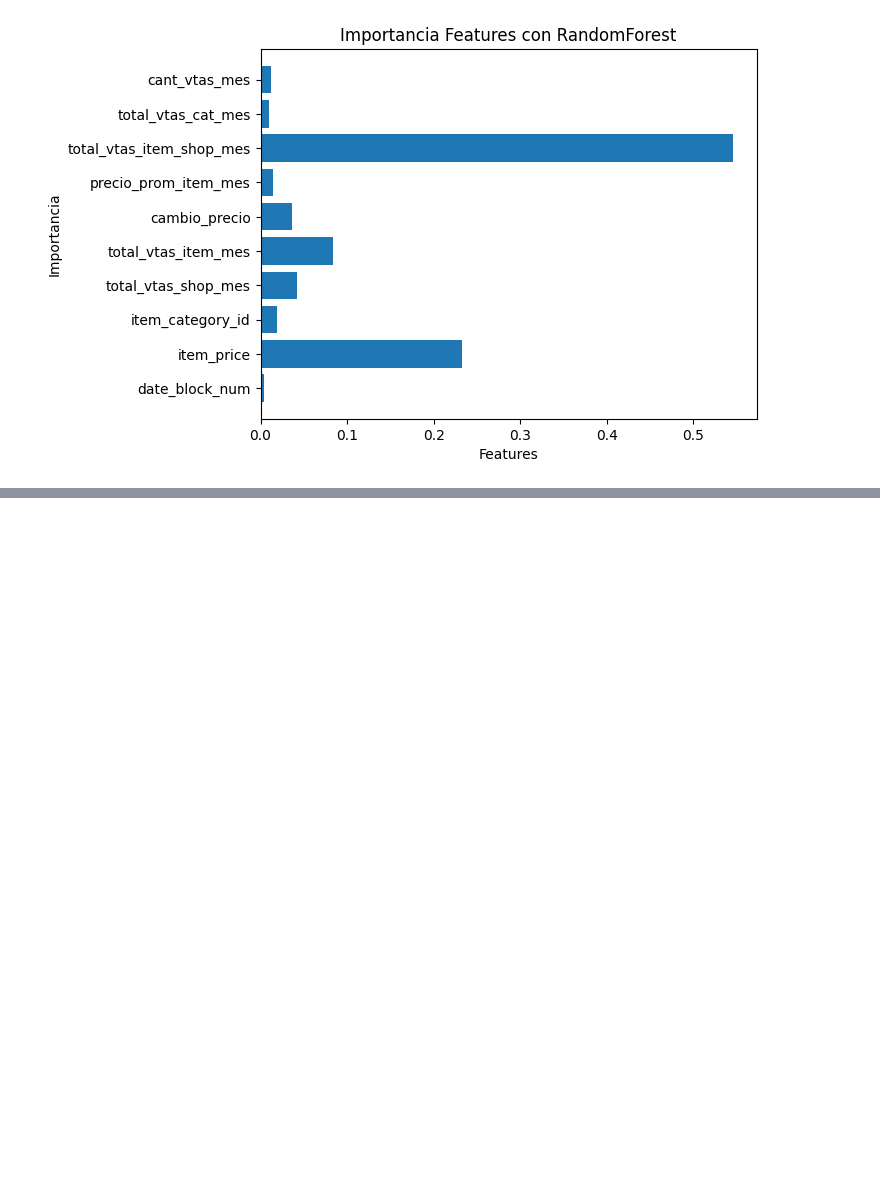
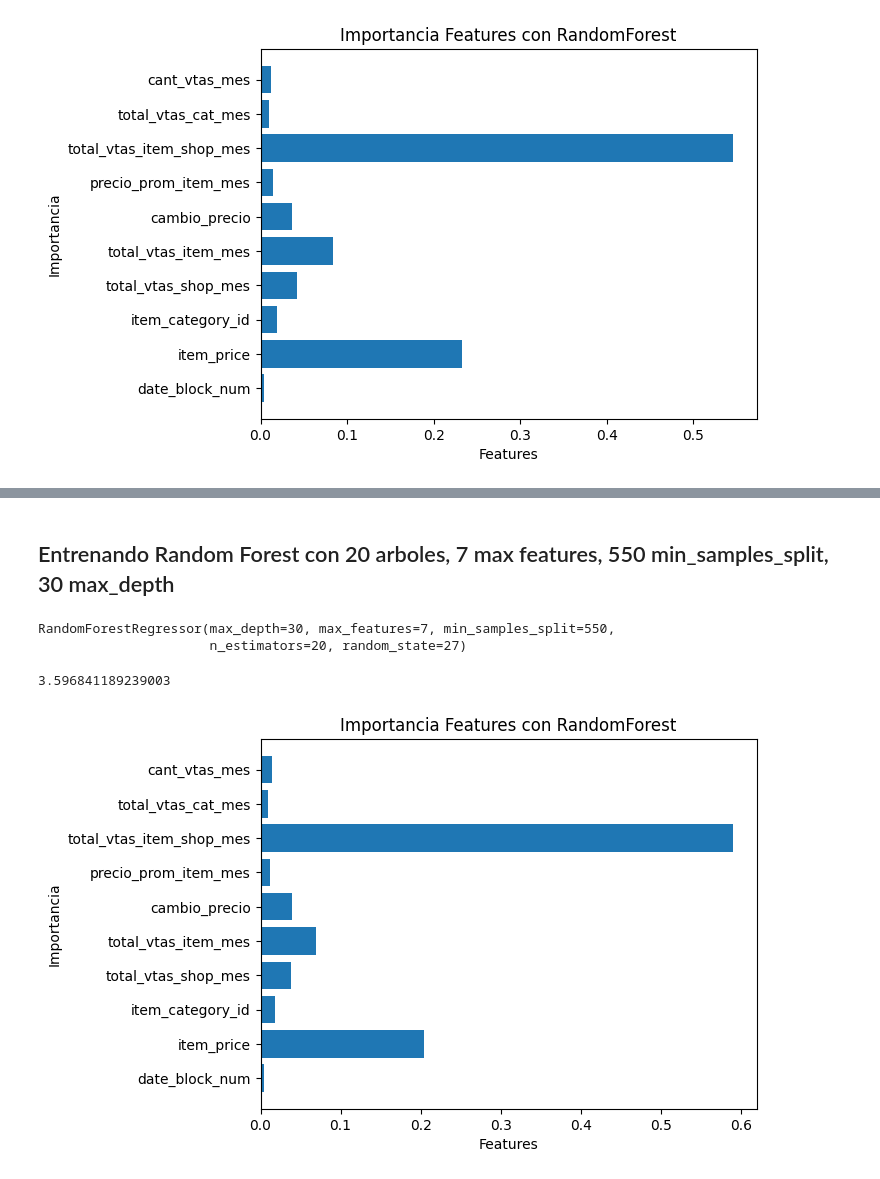
Before and after one commit to alexguttlein/OrgaDatos_TP2_MachineLearning, a Jupyter notebook: TP2_Machine_Learning.ipynb, the cells around one changed output, grey strips where cells are left out. Cells and saved outputs as stored; diff of their text form; code cells hidden in the pictures; blank space fills up the shorter version.

```diff
--- a/TP2_Machine_Learning.ipynb
+++ b/TP2_Machine_Learning.ipynb
@@ -513,0 +530,9 @@ plt.show()
+# %% [markdown]
+## Entrenando Random Forest con 20 arboles, 7 max features, 550 min_samples_split, 30 max_depth
+# %%
+# Entrenar el modelo de Random Forest
+model = RandomForestRegressor(n_estimators=20, random_state=27, max_features=7, min_samples_split=550, max_depth=30)
+model.fit(X_train_scaled, y_train)
+# %% [output]
+RandomForestRegressor(max_depth=30, max_features=7, min_samples_split=550,
+                      n_estimators=20, random_state=27)
@@ -513,0 +542,16 @@ plt.show()
+# %%
+mser = mean_squared_error(y_validation, y_pred, squared = False)
+mser
+# %% [output]
+3.596841189239003
+# %%
+# Importancia de features
+model.feature_importances_
+
+plt.barh(X_train.columns, model.feature_importances_)
+plt.xlabel('Features')
+plt.ylabel('Importancia')
+plt.title('Importancia Features con RandomForest')
+plt.show()
+# %% [output]
+[figure, added]
```
Also changed, not shown: parts of 39 cells of this notebook.
